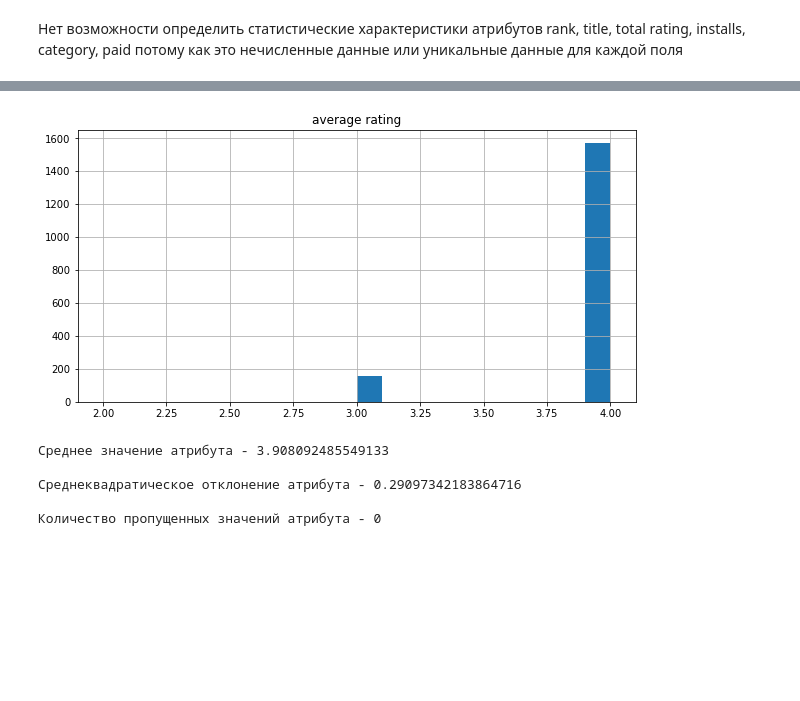
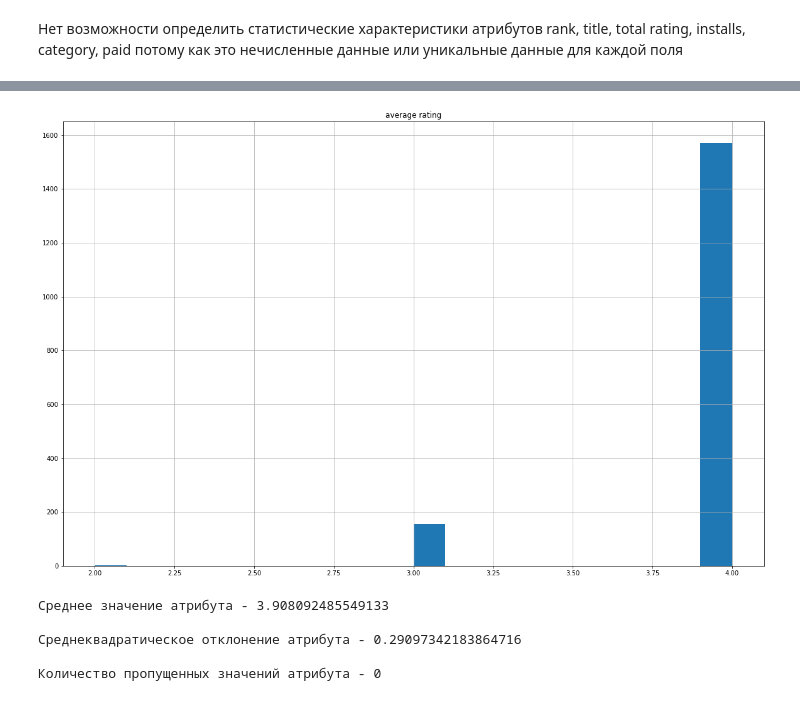
Before and after one commit to Longdaay/Lab-1-9893-Leushkin-SM, a Jupyter notebook: Lab 1, 9893, Leushkin SM.ipynb, the cells around one changed output, grey strips where cells are left out. Saved outputs shown, nothing was run; the diff lists cells and outputs as text; code cells hidden in the pictures; blank space fills up the shorter version.

```diff
--- a/Lab 1, 9893, Leushkin SM.ipynb
+++ b/Lab 1, 9893, Leushkin SM.ipynb
@@ -61,15 +61,15 @@ df.head()
 # %%
 # average rating
 mean_avRating = df['average rating'].mean()
 sd_avRating = df['average rating'].std(ddof=1)
 amount_na_avRating = df['average rating'].isna().sum()
 
-plt.figure(figsize=(10,5))
+plt.figure(figsize=(20,13))
 plt.grid(True)
 plt.title('average rating')
 plt.hist(df['average rating'], bins = 20);
 # %% [output]
-[figure, old version]
+[figure, new version]
 # %%
 print(f'Среднее значение атрибута - {mean_avRating}\n')
 print(f'Среднеквадратическое отклонение атрибута - {sd_avRating}\n')
```
Also changed, not shown: parts of 3 cells of this notebook, 1 other file.
